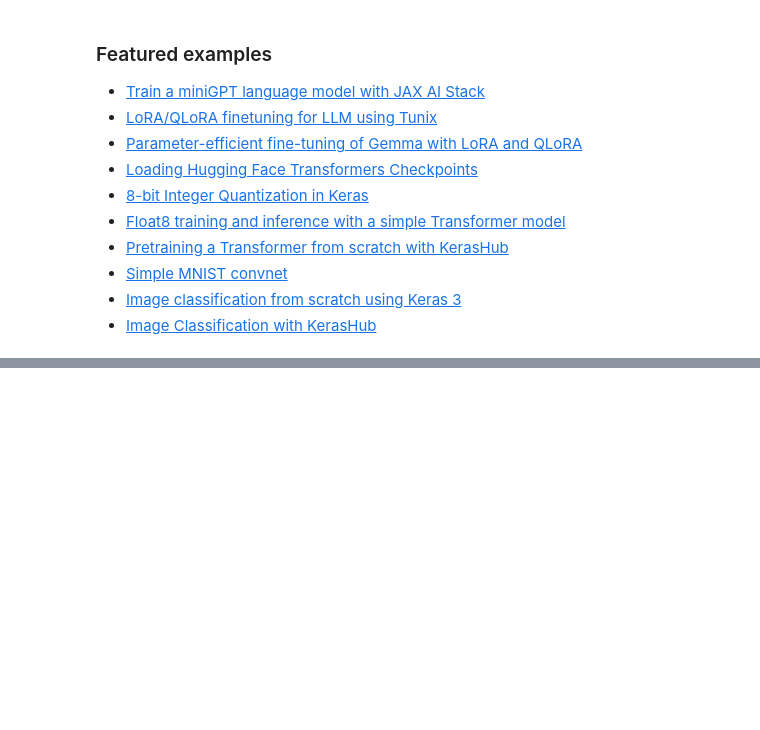
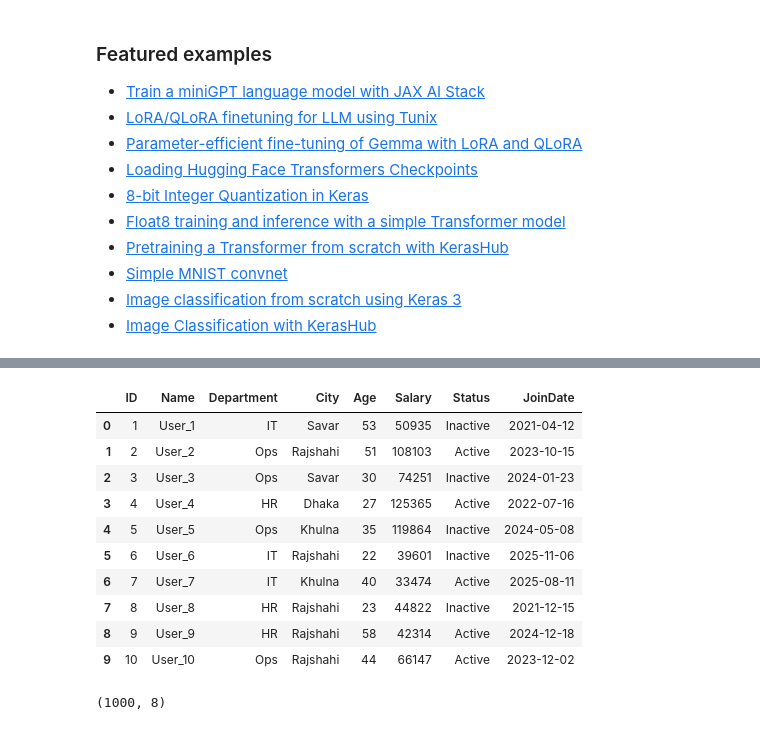
Before and after one commit to SazalMahmud/-Multiple-Jobs-with-Dependencies, a Jupyter notebook: Welcome_To_Colab.ipynb, the cells around one changed output, grey strips where cells are left out. Cells and saved outputs as stored; diff of their text form; code cells hidden in the pictures; blank space fills up the shorter version.

```diff
--- a/Welcome_To_Colab.ipynb
+++ b/Welcome_To_Colab.ipynb
@@ -209,8 +209,8 @@ These are a few of the notebooks related to Machine Learning, including Google's
 # %%
 import pandas as pd
 # Load the CSV file
-df = pd.read_csv('AUTO.csv')
+AutoSazal= pd.read_csv('AUTO.csv')
 
 # View the first 5 rows
-print(df.head())
+print(AutoSazal)
 # %% [output]
@@ -222,0 +231,18 @@ print(df.head())
+# %%
+AutoSazal.head(10)
+# %% [output]
+|  | ID | Name | Department | City | Age | Salary | Status | JoinDate |
+| 0 | 1 | User_1 | IT | Savar | 53 | 50935 | Inactive | 2021-04-12 |
+| 1 | 2 | User_2 | Ops | Rajshahi | 51 | 108103 | Active | 2023-10-15 |
+| 2 | 3 | User_3 | Ops | Savar | 30 | 74251 | Inactive | 2024-01-23 |
+| 3 | 4 | User_4 | HR | Dhaka | 27 | 125365 | Active | 2022-07-16 |
+| 4 | 5 | User_5 | Ops | Khulna | 35 | 119864 | Inactive | 2024-05-08 |
+| 5 | 6 | User_6 | IT | Rajshahi | 22 | 39601 | Inactive | 2025-11-06 |
+| 6 | 7 | User_7 | IT | Khulna | 40 | 33474 | Active | 2025-08-11 |
+| 7 | 8 | User_8 | HR | Rajshahi | 23 | 44822 | Inactive | 2021-12-15 |
+| 8 | 9 | User_9 | HR | Rajshahi | 58 | 42314 | Active | 2024-12-18 |
+| 9 | 10 | User_10 | Ops | Rajshahi | 44 | 66147 | Active | 2023-12-02 |
+# %%
+AutoSazal.shape
+# %% [output]
+(1000, 8)
```
Also changed, not shown: parts of 3 cells of this notebook.
